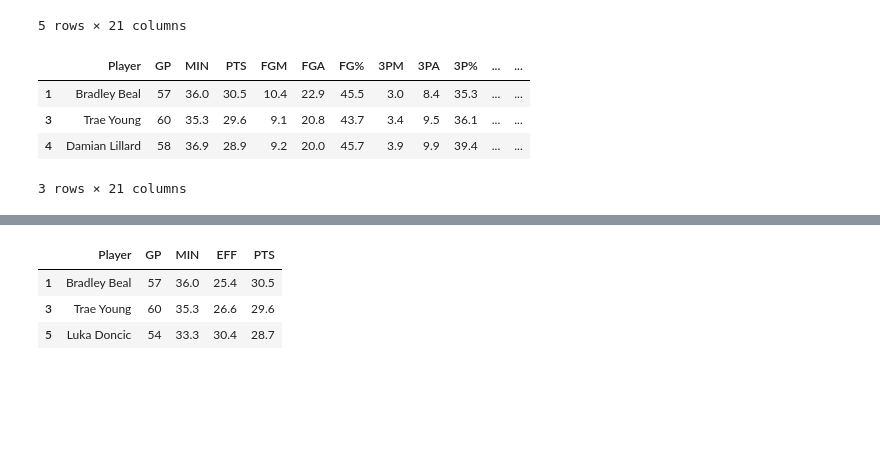
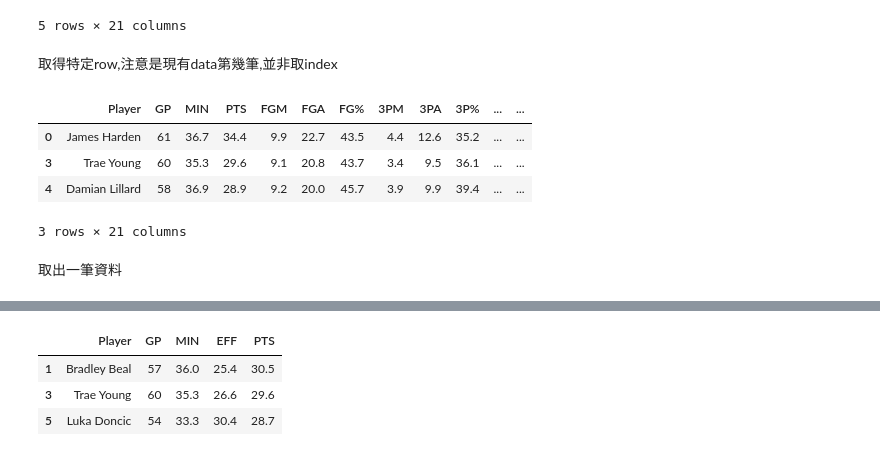
Before and after one commit to Eddie02582/Python, a Jupyter notebook: pandas/Datafram/Read data and Data selection.ipynb, the cells around one changed output, grey strips where cells are left out. Cells and saved outputs as stored; diff of their text form; code cells hidden in the pictures; blank space fills up the shorter version.

```diff
--- a/pandas/Datafram/Read data and Data selection.ipynb
+++ b/pandas/Datafram/Read data and Data selection.ipynb
@@ -15,6 +15,8 @@ path = "data.csv"
 # %%
 #read data from csv
 df = pd.read_csv(path)
+# %%
+pd.set_option("display.max_rows",20)
 # %%
 df
 # %% [output]
@@ -142,14 +149,18 @@ df.iloc[:5]
 | 3 | Trae Young | 60 | 35.3 | 29.6 | 9.1 | 20.8 | 43.7 | 3.4 | 9.5 | 36.1 | ... | ... |
 | 4 | Damian Lillard | 58 | 36.9 | 28.9 | 9.2 | 20.0 | 45.7 | 3.9 | 9.9 | 39.4 | ... | ... |
 5 rows × 21 columns
+# %% [markdown]
+取得特定row,注意是現有data第幾筆,並非取index
 # %%
-df.iloc[[1,3,4]]
+df.iloc[[0,3,4]]
 # %% [output]
 |  | Player | GP | MIN | PTS | FGM | FGA | FG% | 3PM | 3PA | 3P% | ... | ... |
-| 1 | Bradley Beal | 57 | 36.0 | 30.5 | 10.4 | 22.9 | 45.5 | 3.0 | 8.4 | 35.3 | ... | ... |
+| 0 | James Harden | 61 | 36.7 | 34.4 | 9.9 | 22.7 | 43.5 | 4.4 | 12.6 | 35.2 | ... | ... |
 | 3 | Trae Young | 60 | 35.3 | 29.6 | 9.1 | 20.8 | 43.7 | 3.4 | 9.5 | 36.1 | ... | ... |
 | 4 | Damian Lillard | 58 | 36.9 | 28.9 | 9.2 | 20.0 | 45.7 | 3.9 | 9.9 | 39.4 | ... | ... |
 3 rows × 21 columns
+# %% [markdown]
+取出一筆資料
 # %%
 df.iloc[0]
 # %% [output]
```
Also changed, not shown: parts of 63 cells of this notebook.
